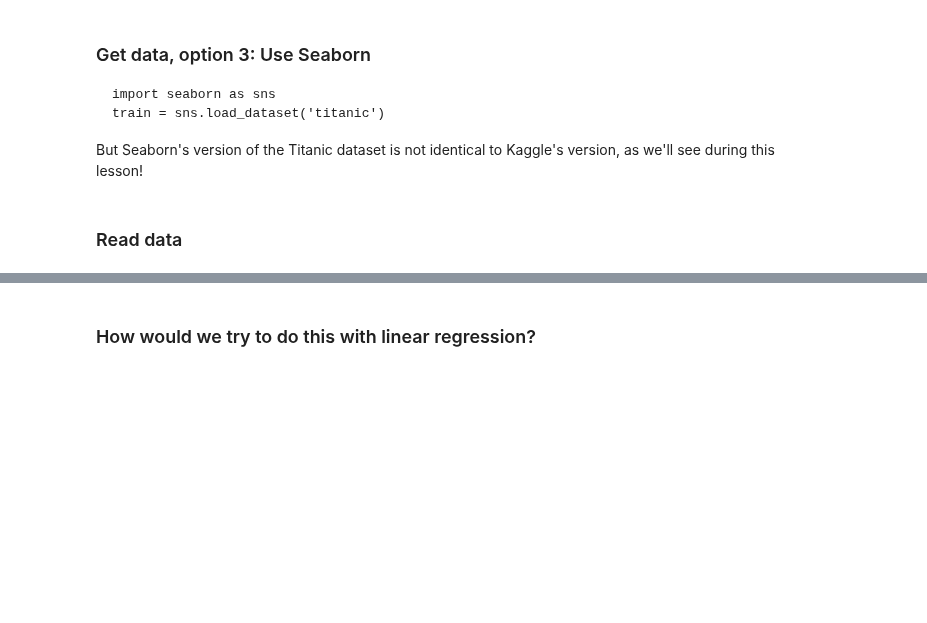
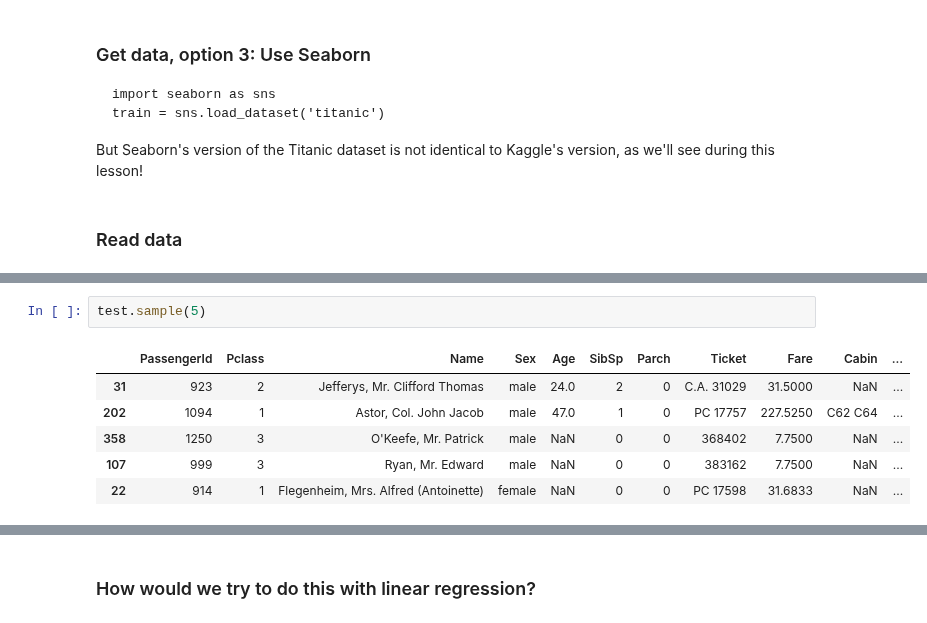
Before and after one commit to LambdaSchool/DS-Unit-2-Sprint-3-Classification-Validation, a Jupyter notebook: module1-logistic-regression/LS_DS_231_Logistic_Regression.ipynb, the cells around one changed output, grey strips where cells are left out. Saved outputs shown, nothing was run; the diff lists cells and outputs as text; blank space fills up the shorter version.

```diff
--- a/module1-logistic-regression/LS_DS_231_Logistic_Regression.ipynb
+++ b/module1-logistic-regression/LS_DS_231_Logistic_Regression.ipynb
@@ -75,0 +94,9 @@ But Seaborn's version of the Titanic dataset is not identical to Kaggle's versio
+# %%
+test.sample(5)
+# %% [output]
+|  | PassengerId | Pclass | Name | Sex | Age | SibSp | Parch | Ticket | Fare | Cabin | ... |
+| 31 | 923 | 2 | Jefferys, Mr. Clifford Thomas | male | 24.0 | 2 | 0 | C.A. 31029 | 31.5000 | NaN | ... |
+| 202 | 1094 | 1 | Astor, Col. John Jacob | male | 47.0 | 1 | 0 | PC 17757 | 227.5250 | C62 C64 | ... |
+| 358 | 1250 | 3 | O'Keefe, Mr. Patrick | male | NaN | 0 | 0 | 368402 | 7.7500 | NaN | ... |
+| 107 | 999 | 3 | Ryan, Mr. Edward | male | NaN | 0 | 0 | 383162 | 7.7500 | NaN | ... |
+| 22 | 914 | 1 | Flegenheim, Mrs. Alfred (Antoinette) | female | NaN | 0 | 0 | PC 17598 | 31.6833 | NaN | ... |
```
Also changed, not shown: parts of 34 cells of this notebook.
